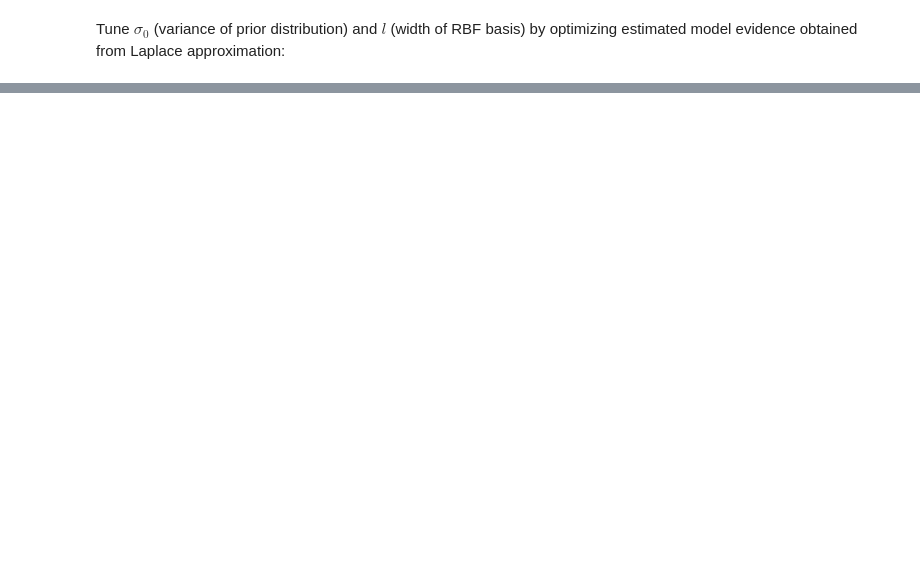
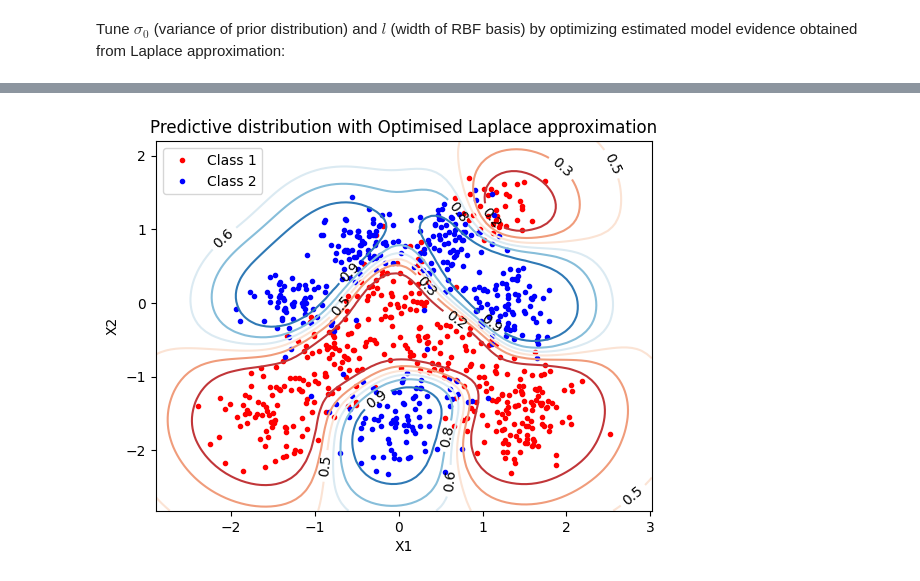
Before and after one commit to ShanziRan/IIA_CW, a Jupyter notebook: 3F8 Lab/code_ftr.ipynb, the cells around one changed output, grey strips where cells are left out. Saved outputs shown, nothing was run; the diff lists cells and outputs as text; code cells hidden in the pictures; blank space fills up the shorter version.

```diff
--- a/3F8 Lab/code_ftr.ipynb
+++ b/3F8 Lab/code_ftr.ipynb
@@ -132,24 +132,24 @@ def grad_neg_log_posterior(w, X_tilde, y, S, m0):
 
     return -(log_prior_grad + ll_grad)
 # %%
-# Computes Hessian matrix (not inverse) of likelihood, needed for defining the Gaussian approximation
+# Computes Hessian matrix (not inverse) of the log-likelihood, needed for defining the Gaussian approximation
 #
 # Input:
 # w: Vector of model parameters w
 # X_tilde: 2d array with input features (augmented)
 # y: 1d array with output class labels (0 or 1)
-# S: Covariance matrix of Gaussian prior
-# m0: mean of Gaussian prior
 #
-# Output: Hessian matrix of likelihood
+# Output: Hessian matrix of the log-likelihood
 
-def neg_hessian(w, X_tilde, y, S, m0):
+def hessian_ll(w, X_tilde, y):
     k = predict(X_tilde, w)
-    h = np.linalg.inv(S)
-    for x in X_tilde:
-        k = predict(x, w)
-        h += np.outer(x, x) * k * (1 - k)
-    return h
+    h_ll = np.zeros((len(w), len(w)))
+
+    for i, x in enumerate(X_tilde):
+        ki = k[i]
+        h_ll += np.outer(x, x) * ki * (1 - ki)
+
+    return h_ll
 # %%
 def calculate_w_map(X_tilde, y, S, m0):
     w0 = np.zeros(X_tilde.shape[1])
@@ -425,0 +436,13 @@ plot_grid_search(ls, sigmas, evidence_list, title=f'Grid search for hyperparamet
+# %%
+l = 0.446
+sigma_0 = 1.096
+S = sigma_0 * np.eye(X_tilde_train.shape[1])
+
+X_tilde_train = get_x_tilde(evaluate_basis_functions(l, X_train, X_train))
+X_tilde_test = get_x_tilde(evaluate_basis_functions(l, X_test, X_train))
+
+w_map, S_N, log_evidence = laplace_approx(X_tilde_train, y_train, S, m_0)
+
+plot_predictive_distribution(X_train, y_train, w_map, S_N, laplace_prediction, 'Predictive distribution with Optimised Laplace approximation')
+# %% [output]
+[figure, added]
```
Also changed, not shown: parts of 10 cells of this notebook, 9 other files.
